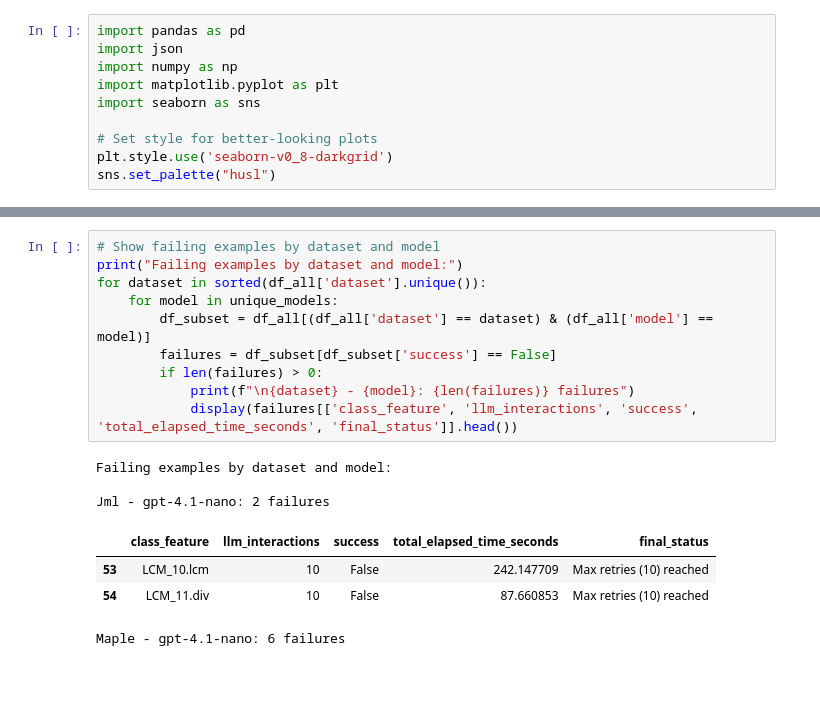
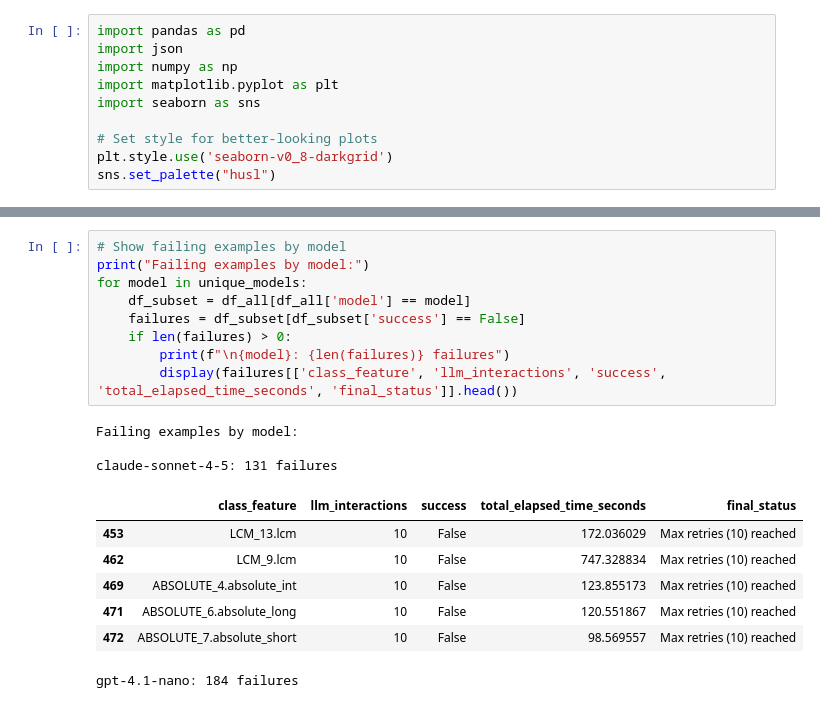
Before and after one commit to alschena/eiffel-tools, a Jupyter notebook: draft-paper/experiments/maple/maple.ipynb, the cells around one changed output, grey strips where cells are left out. Cells and saved outputs as stored; diff of their text form; blank space fills up the shorter version.

```diff
--- a/draft-paper/experiments/maple/maple.ipynb
+++ b/draft-paper/experiments/maple/maple.ipynb
@@ -86,20 +86,22 @@ Datasets found: ['Jml', 'Maple']
 Name: final_status, dtype: object
 # %%
-# Show failing examples by dataset and model
-print("Failing examples by dataset and model:")
-for dataset in sorted(df_all['dataset'].unique()):
-    for model in unique_models:
-        df_subset = df_all[(df_all['dataset'] == dataset) & (df_all['model'] == model)]
-        failures = df_subset[df_subset['success'] == False]
-        if len(failures) > 0:
-            print(f"\n{dataset} - {model}: {len(failures)} failures")
-            display(failures[['class_feature', 'llm_interactions', 'success', 'total_elapsed_time_seconds', 'final_status']].head())
+# Show failing examples by model
+print("Failing examples by model:")
+for model in unique_models:
+    df_subset = df_all[df_all['model'] == model]
+    failures = df_subset[df_subset['success'] == False]
+    if len(failures) > 0:
+        print(f"\n{model}: {len(failures)} failures")
+        display(failures[['class_feature', 'llm_interactions', 'success', 'total_elapsed_time_seconds', 'final_status']].head())
 # %% [output]
-Failing examples by dataset and model:
+Failing examples by model:
 
-Jml - gpt-4.1-nano: 2 failures
+claude-sonnet-4-5: 131 failures
 |  | class_feature | llm_interactions | success | total_elapsed_time_seconds | final_status |
-| 53 | LCM_10.lcm | 10 | False | 242.147709 | Max retries (10) reached |
-| 54 | LCM_11.div | 10 | False | 87.660853 | Max retries (10) reached |
+| 453 | LCM_13.lcm | 10 | False | 172.036029 | Max retries (10) reached |
+| 462 | LCM_9.lcm | 10 | False | 747.328834 | Max retries (10) reached |
+| 469 | ABSOLUTE_4.absolute_int | 10 | False | 123.855173 | Max retries (10) reached |
+| 471 | ABSOLUTE_6.absolute_long | 10 | False | 120.551867 | Max retries (10) reached |
+| 472 | ABSOLUTE_7.absolute_short | 10 | False | 98.569557 | Max retries (10) reached |
-Maple - gpt-4.1-nano: 6 failures
+gpt-4.1-nano: 184 failures
 |  | class_feature | llm_interactions | success | total_elapsed_time_seconds | final_status |
```
Also changed, not shown: parts of 5 cells of this notebook, 2 other files.
